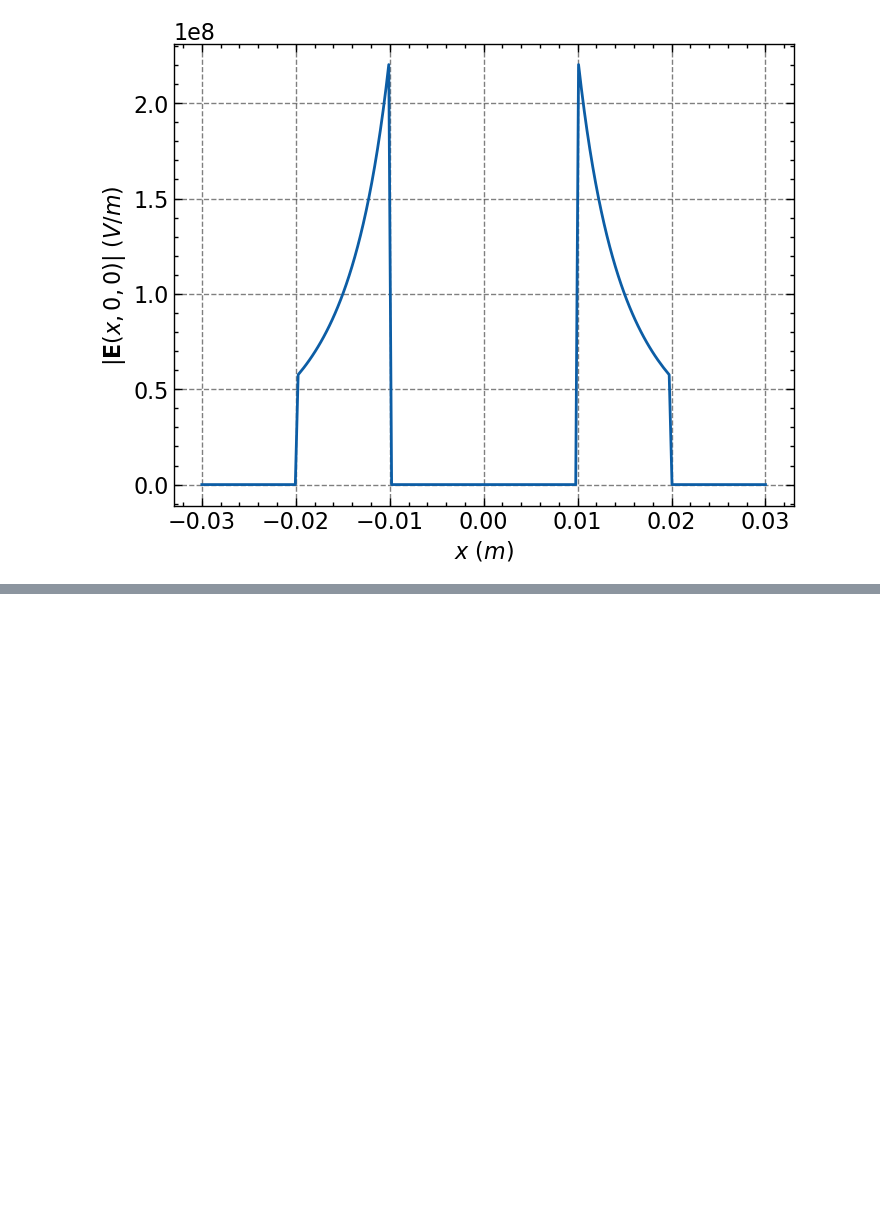
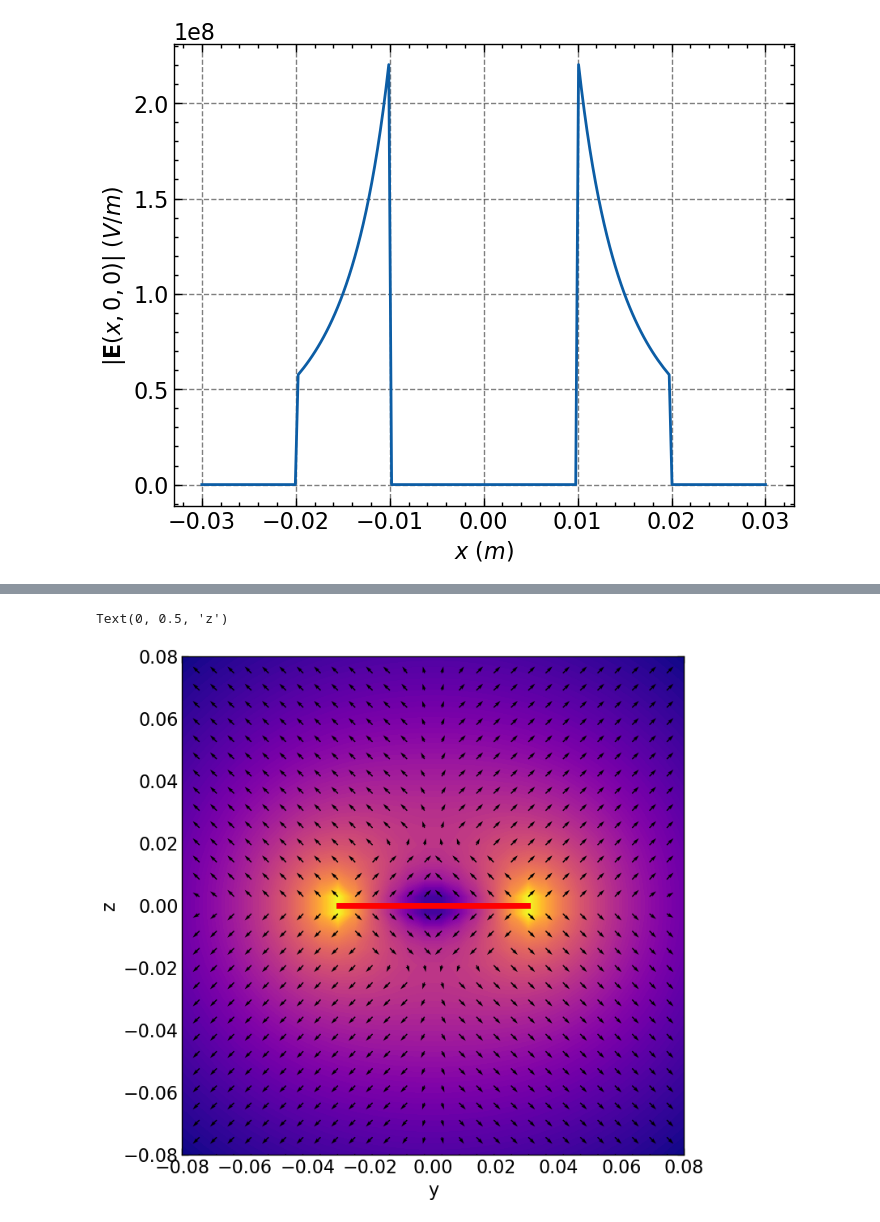
Before and after one commit to nayot/emag, a Jupyter notebook: E_Field_bounded_charge-HW-solution.ipynb, the cells around one changed output, grey strips where cells are left out. Drawn from its saved outputs; the diff is of its cells as text; code cells hidden in the pictures; blank space fills up the shorter version.

```diff
--- a/E_Field_bounded_charge-HW-solution.ipynb
+++ b/E_Field_bounded_charge-HW-solution.ipynb
@@ -120,0 +179,16 @@ from scipy.integrate import dblquad
+# %%
+# 2D plot กรณี x = 0
+def E2D(y, z):
+    return E(0., y, z)[1:]
+
+fig = plt.figure(figsize=[8, 8])
+field_plot(E2D, x_min=-8e-2, x_max=8e-2, y_min=-8e-2, y_max=8e-2, num_grids=30, contour=True)
+
+X = np.linspace(-3e-2, 3e-2, 100)
+Y = np.zeros(len(X))
+plt.plot(X, Y, color='r', linewidth=5)
+plt.xlabel('y')
+plt.ylabel('z')
+# %% [output]
+Text(0, 0.5, 'z')
+[figure, added]
```
Also changed, not shown: parts of 6 cells of this notebook.
